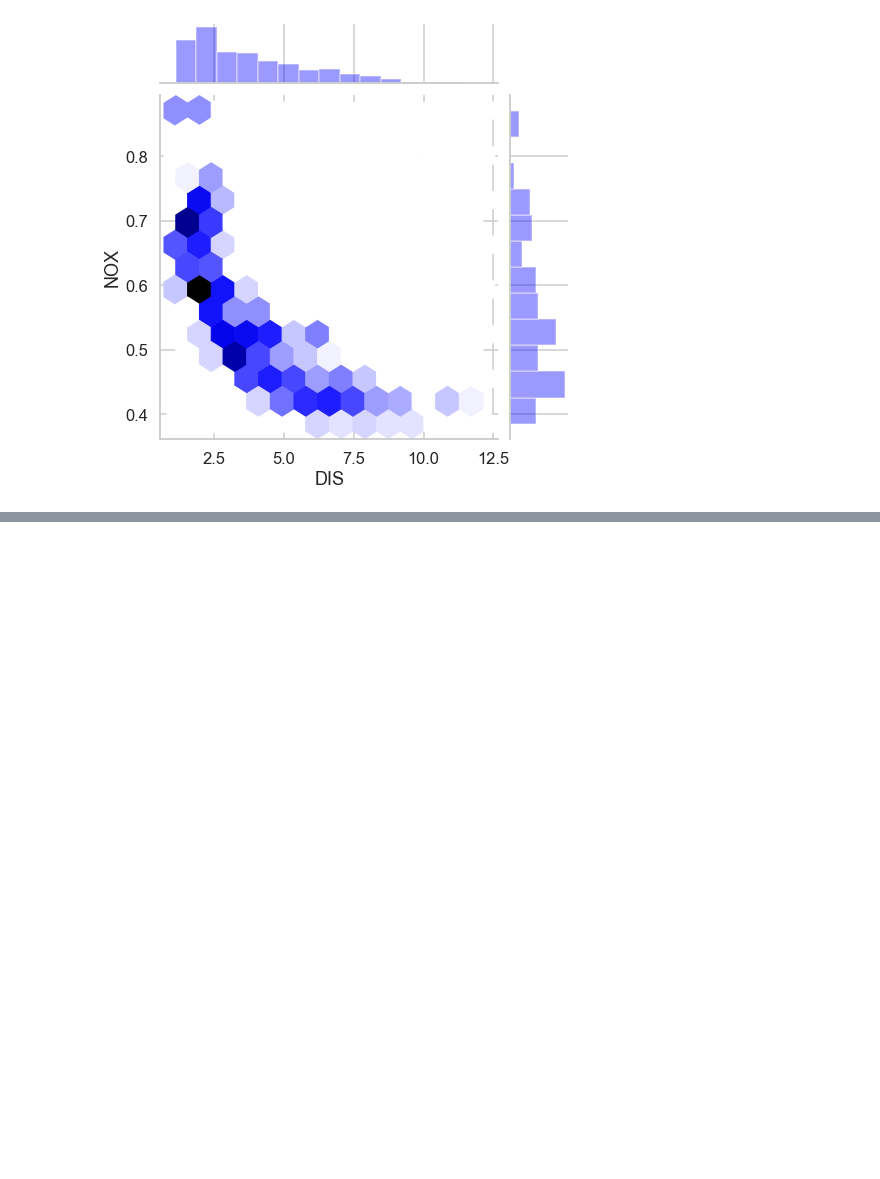
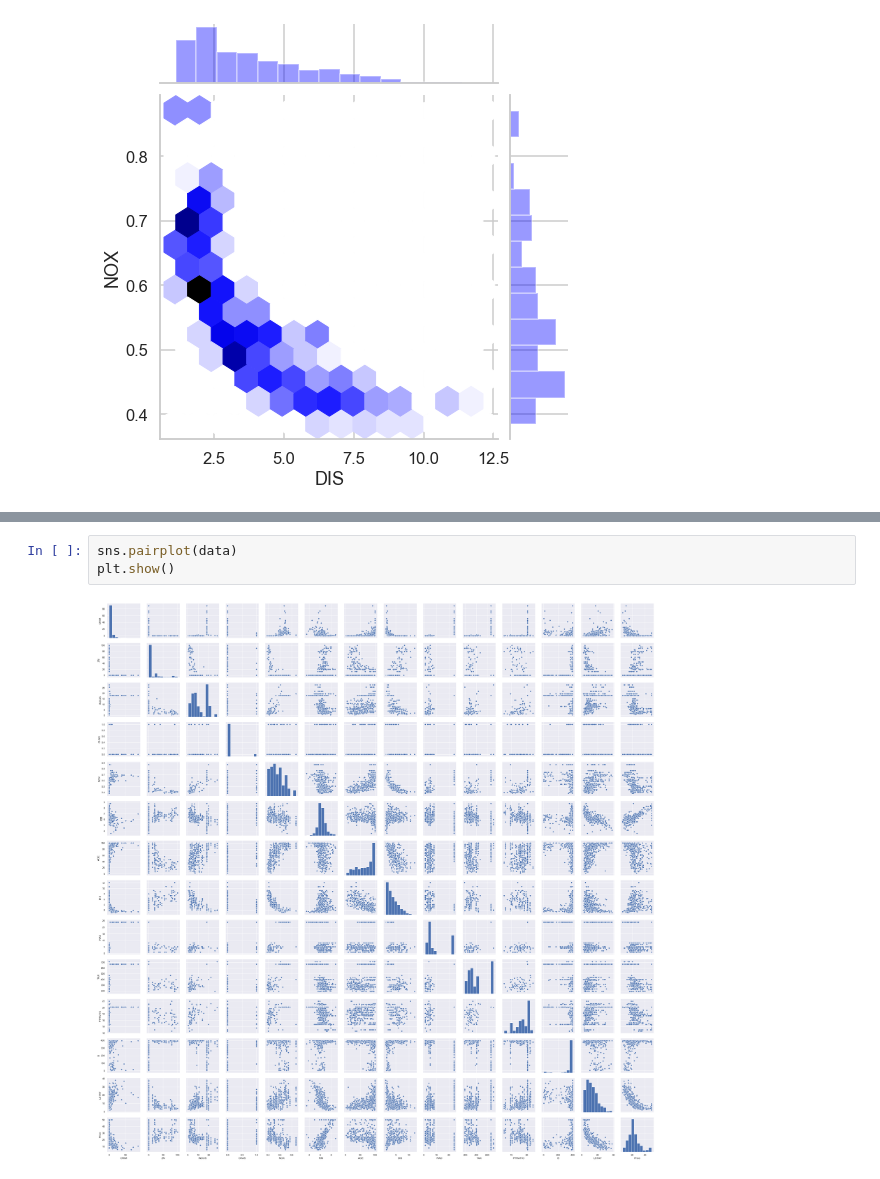
Before and after one commit to abhaypatro/House_price_predictor, a Jupyter notebook: House_price_predictor.ipynb, the cells around one changed output, grey strips where cells are left out. Drawn from its saved outputs; the diff is of its cells as text; blank space fills up the shorter version.

Commit message:
added pairplot

```diff
--- a/House_price_predictor.ipynb
+++ b/House_price_predictor.ipynb
@@ -365,0 +387,5 @@ plt.show()
+# %%
+sns.pairplot(data)
+plt.show()
+# %% [output]
+[figure, added]
```
Also changed, not shown: parts of 11 cells of this notebook.
